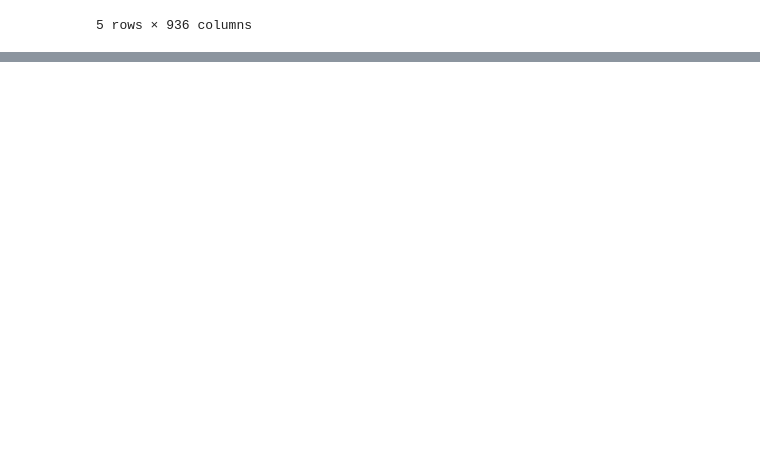
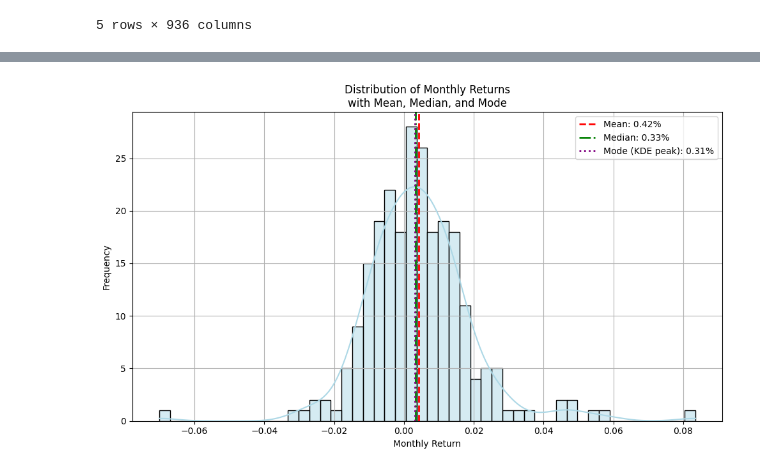
Before and after one commit to eviprous/Invesco-Research, a Jupyter notebook: TestingConstituentData.ipynb, the cells around one changed output, grey strips where cells are left out. Saved outputs shown, nothing was run; the diff lists cells and outputs as text; code cells hidden in the pictures; blank space fills up the shorter version.

Commit message:
adding distribution of returns

```diff
--- a/TestingConstituentData.ipynb
+++ b/TestingConstituentData.ipynb
@@ -148,0 +160,36 @@ for ticker in sample_stocks:
+# %%
+import seaborn as sns
+from scipy import stats
+from scipy.stats import gaussian_kde
+
+# Assume your column is called "returns"
+returns_series = innovation_returns.dropna()
+
+mean_val = returns_series.mean()
+median_val = returns_series.median()
+
+# Estimate KDE to find mode (peak of the density)
+kde = gaussian_kde(returns_series)
+x_vals = np.linspace(returns_series.min(), returns_series.max(), 1000)
+kde_vals = kde(x_vals)
+mode_val = x_vals[np.argmax(kde_vals)]
+
+# Plot
+plt.figure(figsize=(10, 6))
+sns.histplot(returns_series, bins=50, kde=True, color='lightblue', edgecolor='black')
+
+# Add vertical lines for mean, median, mode
+plt.axvline(mean_val, color='red', linestyle='--', linewidth=2, label=f'Mean: {mean_val:.2%}')
+plt.axvline(median_val, color='green', linestyle='-.', linewidth=2, label=f'Median: {median_val:.2%}')
+plt.axvline(mode_val, color='purple', linestyle=':', linewidth=2, label=f'Mode (KDE peak): {mode_val:.2%}')
+
+# Title and labels
+plt.title('Distribution of Monthly Returns\nwith Mean, Median, and Mode')
+plt.xlabel('Monthly Return')
+plt.ylabel('Frequency')
+plt.legend()
+plt.grid(True)
+plt.tight_layout()
+plt.show()
+# %% [output]
+[figure, added]
```
Also changed, not shown: parts of 3 cells of this notebook.
